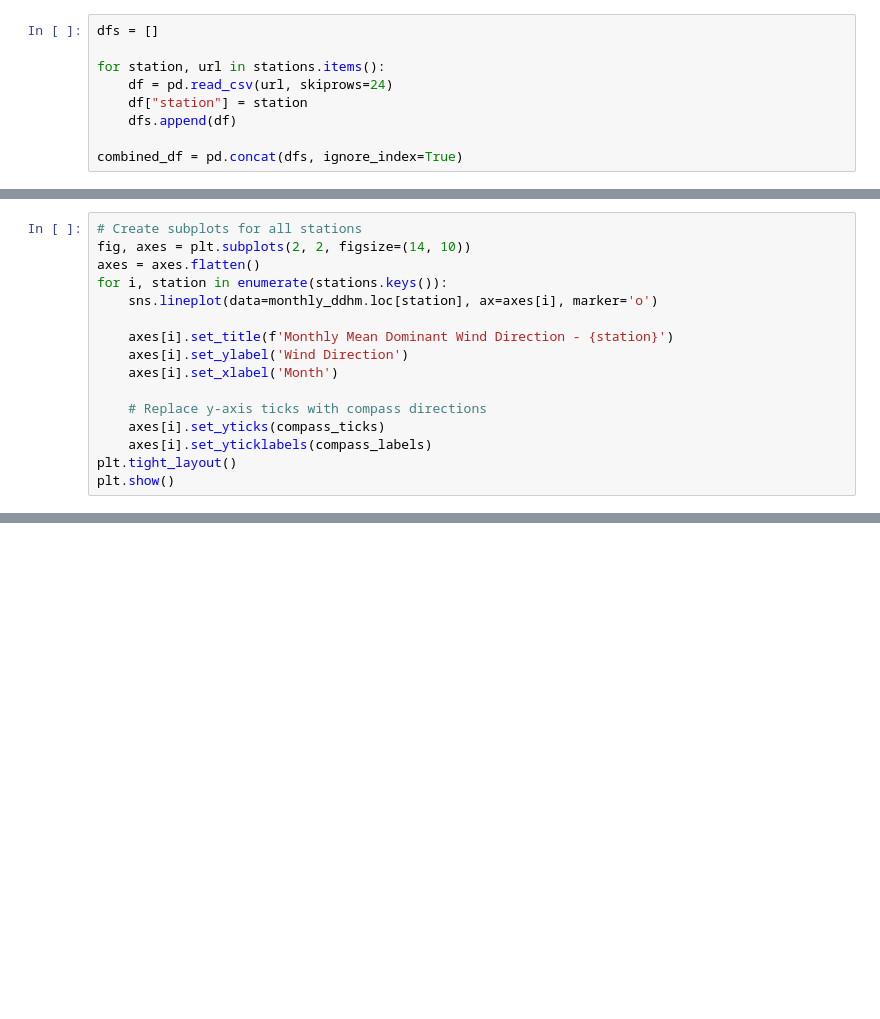
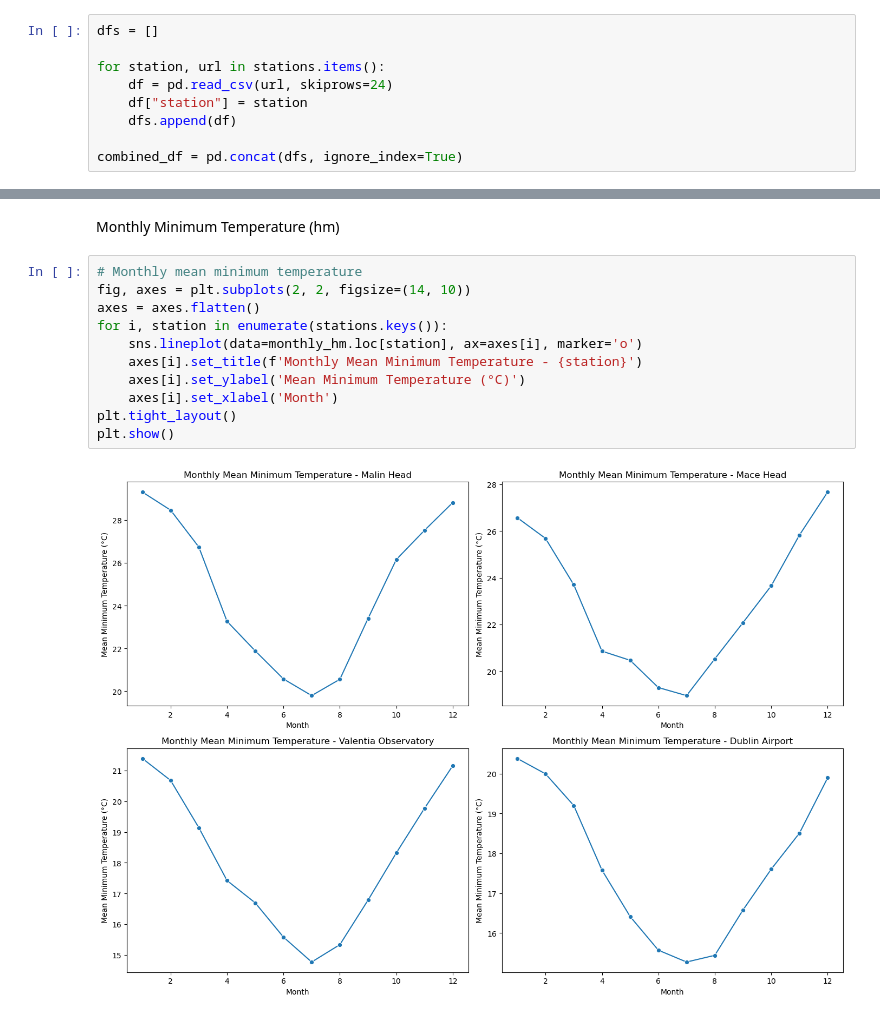
Before and after one commit to fin81985/PFDA-Project, a Jupyter notebook: wind_analysis.ipynb, the cells around one changed output, grey strips where cells are left out. Saved outputs shown, nothing was run; the diff lists cells and outputs as text; blank space fills up the shorter version.

```diff
--- a/wind_analysis.ipynb
+++ b/wind_analysis.ipynb
@@ -442,16 +305,0 @@ compass_ticks = np.arange(0, 361, 45)
-# %%
-# Create subplots for all stations
-fig, axes = plt.subplots(2, 2, figsize=(14, 10))
-axes = axes.flatten()
-for i, station in enumerate(stations.keys()):
-    sns.lineplot(data=monthly_ddhm.loc[station], ax=axes[i], marker='o')
-
-    axes[i].set_title(f'Monthly Mean Dominant Wind Direction - {station}')
-    axes[i].set_ylabel('Wind Direction')
-    axes[i].set_xlabel('Month')
-
-    # Replace y-axis ticks with compass directions
-    axes[i].set_yticks(compass_ticks)
-    axes[i].set_yticklabels(compass_labels)
-plt.tight_layout()
-plt.show()
@@ -459,0 +410,15 @@ plt.show()
+# %% [markdown]
+Monthly Minimum Temperature (hm)
+# %%
+# Monthly mean minimum temperature
+fig, axes = plt.subplots(2, 2, figsize=(14, 10))
+axes = axes.flatten()
+for i, station in enumerate(stations.keys()):
+    sns.lineplot(data=monthly_hm.loc[station], ax=axes[i], marker='o')
+    axes[i].set_title(f'Monthly Mean Minimum Temperature - {station}')
+    axes[i].set_ylabel('Mean Minimum Temperature (°C)')
+    axes[i].set_xlabel('Month')
+plt.tight_layout()
+plt.show()
+# %% [output]
+[figure, added]
```
Also changed, not shown: parts of 35 cells of this notebook.
